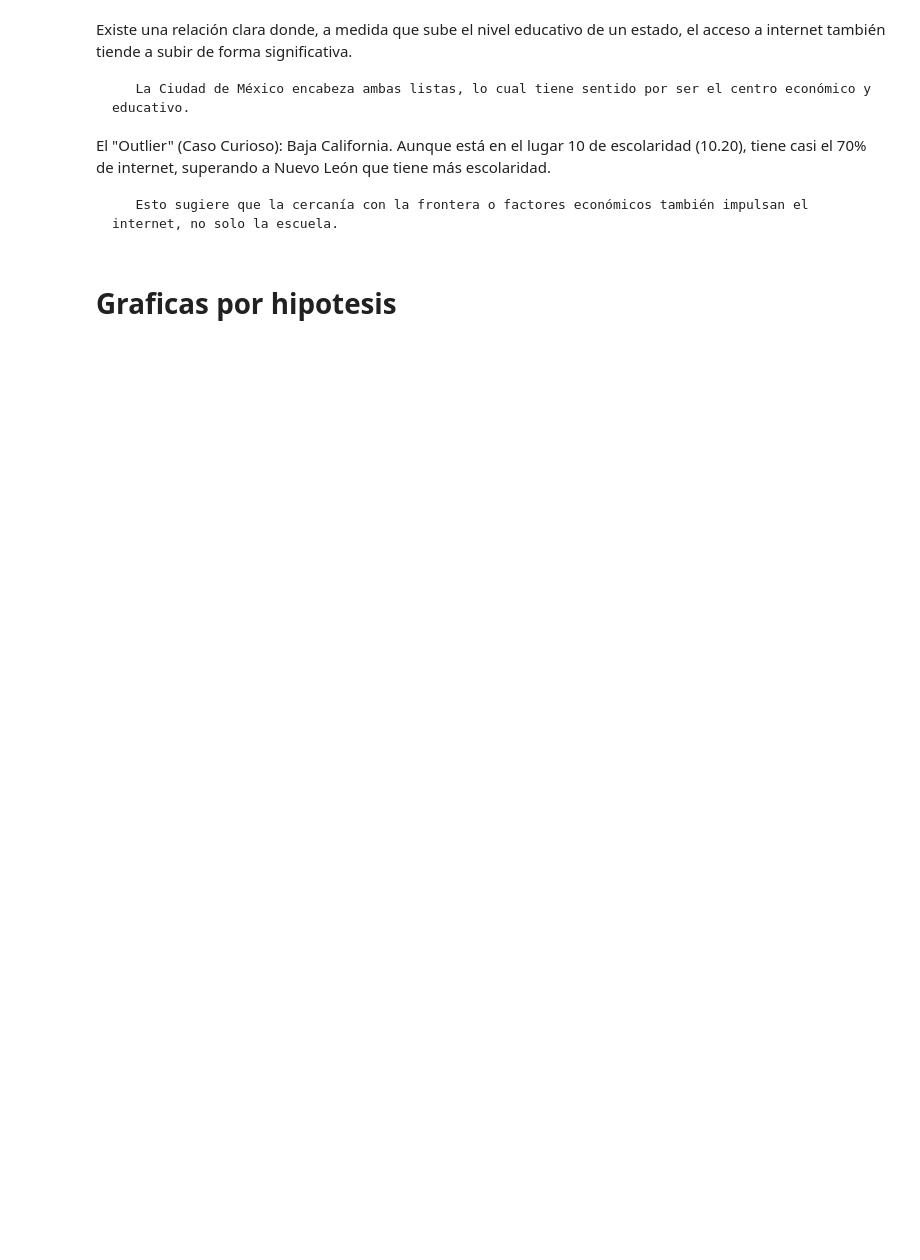
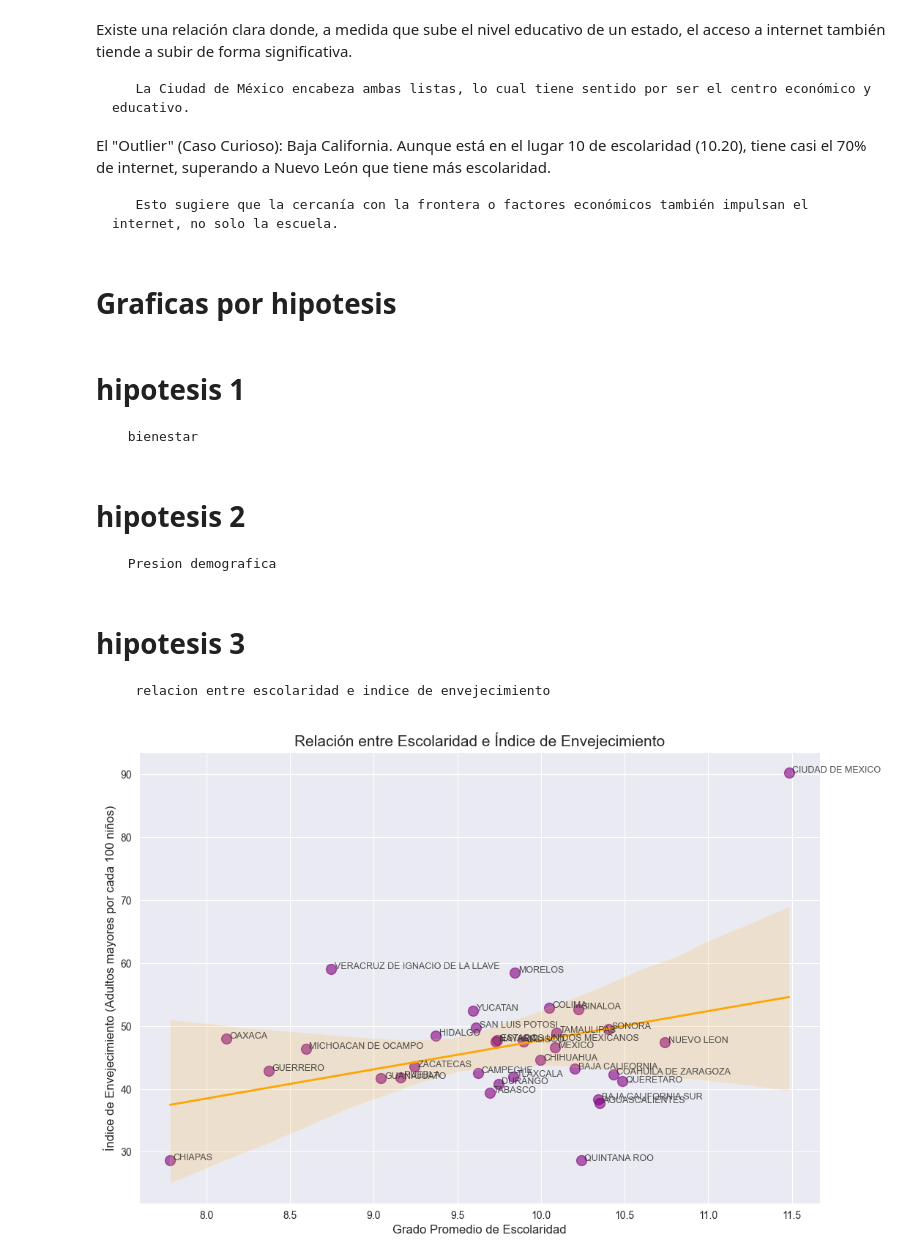
Before and after one commit to julio-bp/PROYECTO2, a Jupyter notebook: PROYECTO2.ipynb, the cells around one changed output. Drawn from its saved outputs; the diff is of its cells as text; code cells hidden in the pictures; blank space fills up the shorter version.

Commit message:
graficash3 y h4

```diff
--- a/PROYECTO2.ipynb
+++ b/PROYECTO2.ipynb
@@ -703,0 +358,44 @@ El "Outlier" (Caso Curioso): Baja California. Aunque está en el lugar 10 de esc
+# %% [markdown]
+# hipotesis 1
+      bienestar
+# %% [markdown]
+# hipotesis 2
+      Presion demografica
+# %% [markdown]
+# hipotesis 3
+       relacion entre escolaridad e indice de envejecimiento
+# %%
+# 1. Traemos los datos de la tabla hipotesis_3
+query_grafica_h3 = "SELECT * FROM hipotesis_3"
+df_plot_h3 = pd.read_sql(query_grafica_h3, con=engine)
+
+# 2. Configuración estética
+plt.figure(figsize=(12, 8))
+sns.set_style("darkgrid") # Cambiamos un poco el estilo para diferenciar
+
+# 3. Gráfico de dispersión con línea de regresión
+sns.regplot(
+    data=df_plot_h3,
+    x='escolaridad_promedio',
+    y='indice_envejecimiento',
+    scatter_kws={'s': 100, 'alpha': 0.6, 'color': 'purple'},
+    line_kws={'color': 'orange', 'lw': 2}
+)
+
+# 4. Etiquetas de los estados
+for i in range(df_plot_h3.shape[0]):
+    plt.text(
+        df_plot_h3.escolaridad_promedio[i]+0.02,
+        df_plot_h3.indice_envejecimiento[i],
+        df_plot_h3.estados[i],
+        fontsize=9, alpha=0.8
+    )
+
+# 5. Títulos
+plt.title('Relación entre Escolaridad e Índice de Envejecimiento', fontsize=15)
+plt.xlabel('Grado Promedio de Escolaridad', fontsize=12)
+plt.ylabel('Índice de Envejecimiento (Adultos mayores por cada 100 niños)', fontsize=12)
+
+plt.show()
+# %% [output]
+[figure, added]
```
Also changed, not shown: parts of 30 cells of this notebook.
